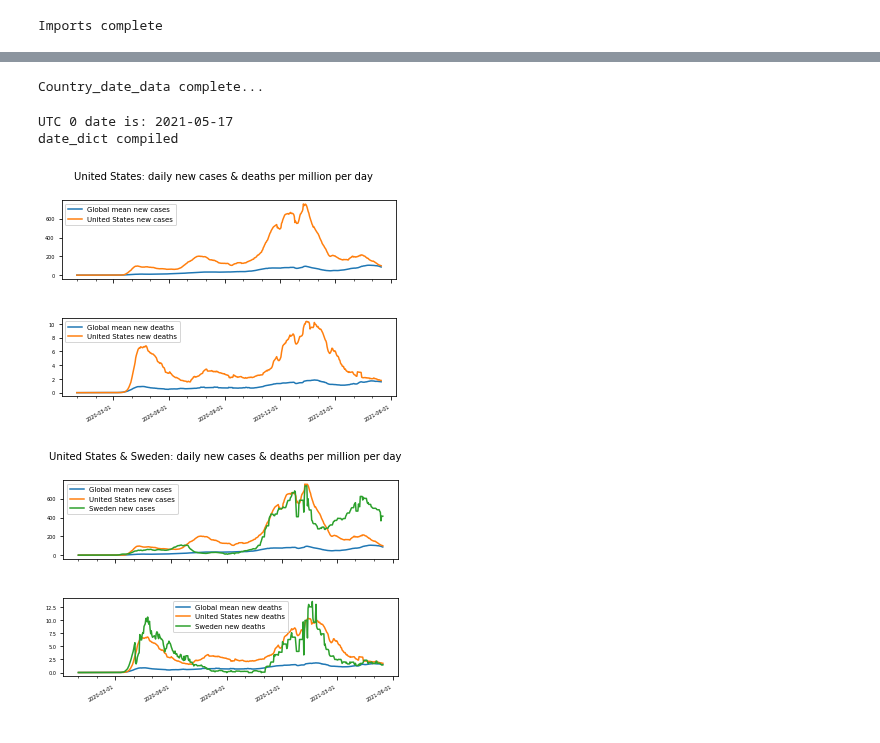
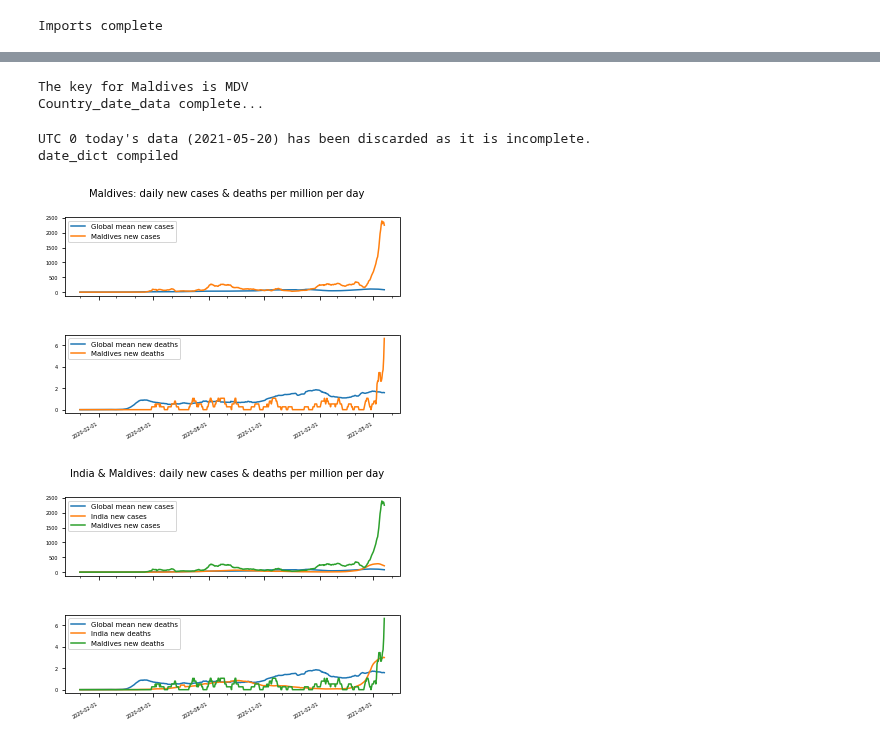
Before and after one commit to Ipgnosis/covid_analysis, a Jupyter notebook: covid-json.ipynb, the cells around one changed output, grey strips where cells are left out. Drawn from its saved outputs; the diff is of its cells as text; code cells hidden in the pictures.

```diff
--- a/covid-json.ipynb
+++ b/covid-json.ipynb
@@ -67,7 +62,9 @@ Last update = 2021-05-17T14:03:0Z
 #print(get_l0_data(data, 'CYN'))
 
 # get the level 1 data for all countries
-#print(get_l1_data(data, key_list, ['location']))
+l1_data = get_l1_data(data, key_list, ['location'])
+this_country = "Maldives"
+[print("The key for {} is {}".format(this_country, key)) for key, vals in l1_data.items() if vals['location'] == this_country]
 
 # list of valid level 1 keys
 #print(fetch_l1_keys(data, key_list))
@@ -83,6 +80,7 @@ date_list = fetch_date_list(data, key_list)
 
 # define the list of required resources
 res = ['new_cases_smoothed_per_million', 'new_deaths_smoothed_per_million']
+#res = ['new_cases_per_million', 'new_deaths_per_million']
 
 # returns a dict with key = date, values = dict of isos
 # the value of each iso key is a list of the required resources
@@ -91,6 +89,7 @@ country_date_data = get_l2_date_data(data, key_list, date_list, res)
 print("Country_date_data complete...")
 #print(country_date_data['2021-05-04'])
 # %% [output]
+The key for Maldives is MDV
 Country_date_data complete...
 # %%
 # cycle through each day's collections of new cases and new deaths
@@ -100,7 +99,7 @@ this_date = datetime.utcnow().strftime("%Y-%m-%d")
 
 if this_date in country_date_data.keys():
     country_date_data.pop(this_date)
-print("UTC 0 date is:", this_date)
+print("UTC 0 today's data ({}) has been discarded as it is incomplete.".format(this_date))
 
 date_dict = dict()
 for day in country_date_data:
@@ -139,13 +138,13 @@ print("date_dict compiled")
 #test_date = '2021-05-04'
 #print("date_dict for {}: {}".format(test_date, date_dict[test_date]))
 # %% [output]
-UTC 0 date is: 2021-05-17
+UTC 0 today's data (2021-05-20) has been discarded as it is incomplete.
 date_dict compiled
 # %%
 # re-juggle the data for a single country chart
 
 # the country being analyzed
-y_axis_values = 'USA'
+y_axis_values = 'MDV'
 
 y_axis_label = data[y_axis_values]['location']
 
@@ -177,8 +176,9 @@ for key, val in date_dict.items():
 # create the labels
 chart_title_str = "{}: daily new cases & deaths per million per day".format(y_axis_label)
 x_axis_label_str = "Date"
-y1_axis_label_str = "New cases"
-y2_axis_label_str = "New deaths"
+# not currently using this - simplifying the output
+#y1_axis_label_str = "New cases"
+#y2_axis_label_str = "New deaths"
 
 yw1_axis_legend_str = "Global mean new cases"
 y1_axis_legend_str = "{} new cases".format(y_axis_label)
@@ -230,13 +230,13 @@ ax2.legend(loc = 0, fontsize = 7)
 # display the plot
 plt.show()
 # %% [output]
-[figure, old version]
+[figure, new version]
 # %%
 # re-juggle the data for a 2 country chart
 
 # the countries being analyzed
-yi_axis_values = 'USA'
-yii_axis_values = 'SWE'
+yi_axis_values = 'IND'
+yii_axis_values = 'MDV'
 
 #y_axis_values_list = ["wrl_new_cases_pm", "KOR", "TWN"]
 
@@ -275,8 +275,9 @@ for key, val in date_dict.items():
 # create the labels
 chart_title_str = "{} & {}: daily new cases & deaths per million per day".format(yi_axis_label, yii_axis_label)
 x_axis_label_str = "Date"
-y1_axis_label_str = "New cases"
-y2_axis_label_str = "New deaths"
+# not currently using this - simplifying the output
+#y1_axis_label_str = "New cases"
+#y2_axis_label_str = "New deaths"
 
 yw1_axis_legend_str = "Global mean new cases"
 y1i_axis_legend_str = "{} new cases".format(yi_axis_label)
@@ -308,31 +309,31 @@ fig.suptitle(chart_title_str, fontsize = 10)
 #  format the x axis (date) labels
 # Text in the x axis will be displayed in 'YYYY-mm-dd' format.
 ax1.xaxis.set_major_formatter(mdates.DateFormatter('%Y-%m-%d'))
 ax2.xaxis.set_major_formatter(mdates.DateFormatter('%Y-%m-%d'))
 
 # major ticks every 3 months.
 fmt_qtr_year = mdates.MonthLocator(interval = 3)
 ax1.xaxis.set_major_locator(fmt_qtr_year)
 ax2.xaxis.set_major_locator(fmt_qtr_year)
 
 # minor ticks every month.
 fmt_month = mdates.MonthLocator()
 ax1.xaxis.set_minor_locator(fmt_month)
 ax2.xaxis.set_minor_locator(fmt_month)
 
 # Rotates and right aligns the x labels, and moves the bottom of the
 # axes up to make room for them.
 fig.autofmt_xdate()
 
 # changing the fontsize of ticks
 ax1.tick_params(labelsize = 5)
 ax2.tick_params(labelsize = 5)
 
 # format the legends
 ax1.legend(loc = 0, fontsize = 7)
 ax2.legend(loc = 0, fontsize = 7)
 
 # display the plot
 plt.show()
 # %% [output]
-[figure, old version]
+[figure, new version]
```
Also changed, not shown: parts of 2 cells of this notebook, 7 other files.
